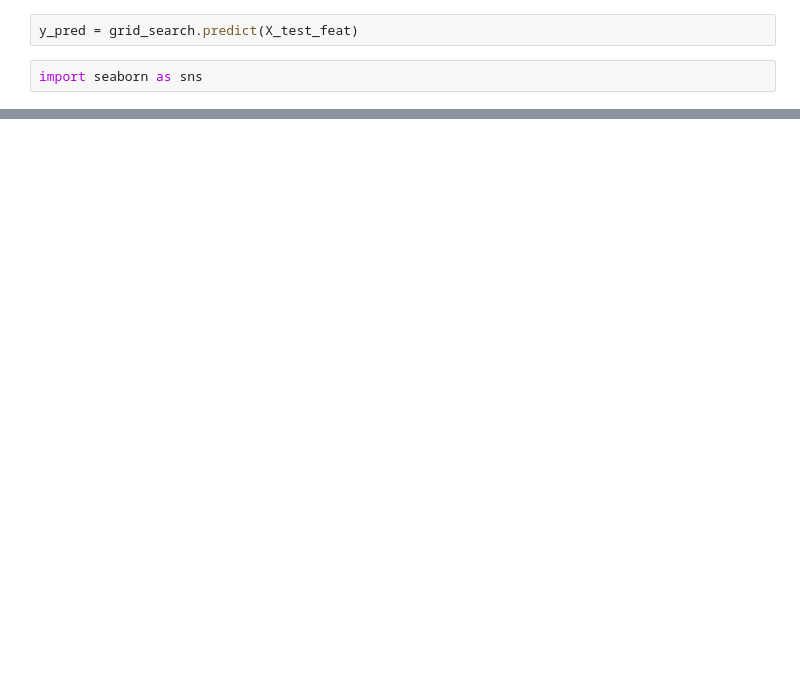
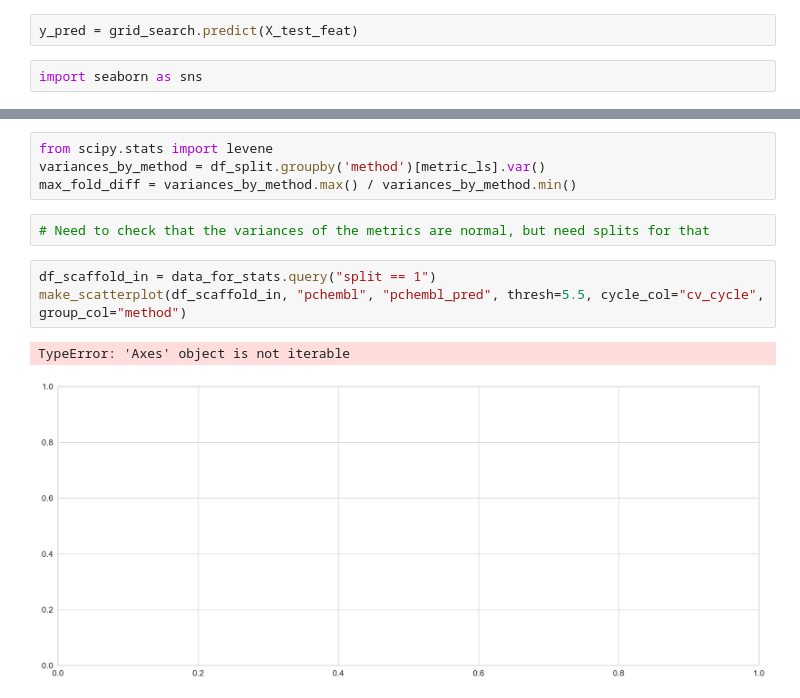
Before and after one commit to OpenADMET/openadmet-models, a Jupyter notebook: openadmet_models/notebooks/minimal_lgbm_regressor.ipynb, the cells around one changed output, grey strips where cells are left out. Cells and saved outputs as stored; diff of their text form; blank space fills up the shorter version.

```diff
--- a/openadmet_models/notebooks/minimal_lgbm_regressor.ipynb
+++ b/openadmet_models/notebooks/minimal_lgbm_regressor.ipynb
@@ -121,0 +174,12 @@ def recall_at_precision(y_true, y_score, precision_threshold=0.5, direction='gre
+# %%
+from scipy.stats import levene
+variances_by_method = df_split.groupby('method')[metric_ls].var()
+max_fold_diff = variances_by_method.max() / variances_by_method.min()
+# %%
+# Need to check that the variances of the metrics are normal, but need splits for that
+# %%
+df_scaffold_in = data_for_stats.query("split == 1")
+make_scatterplot(df_scaffold_in, "pchembl", "pchembl_pred", thresh=5.5, cycle_col="cv_cycle", group_col="method")
+# %% [output]
+TypeError: 'Axes' object is not iterable
+[figure, added]
```
Also changed, not shown: parts of 9 cells of this notebook, 1 other file.
